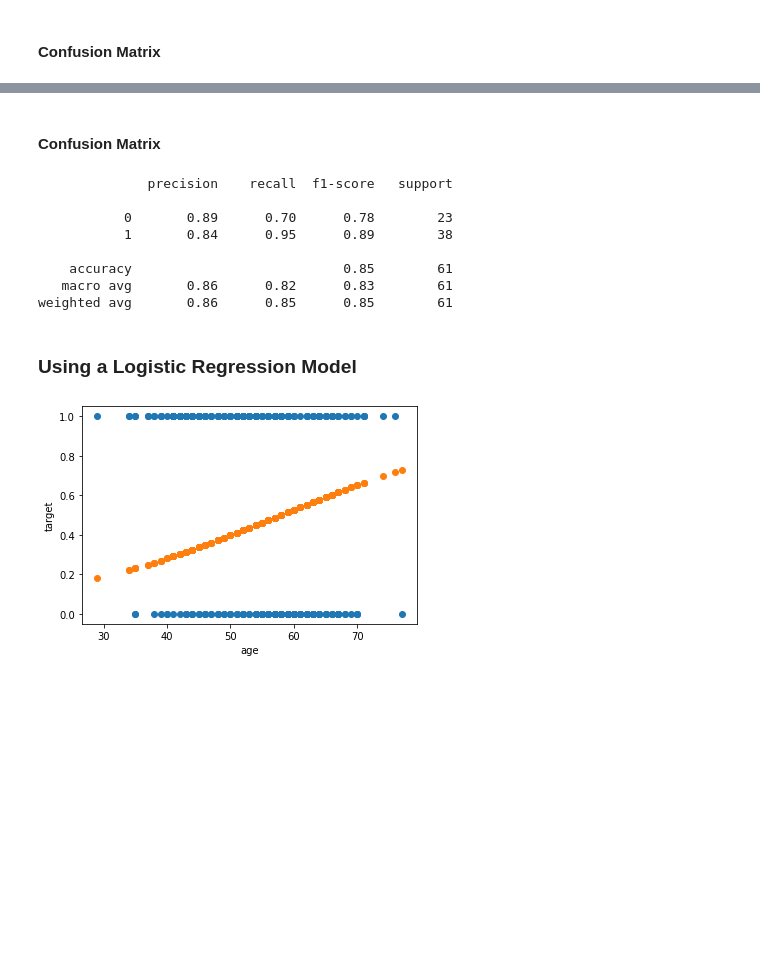
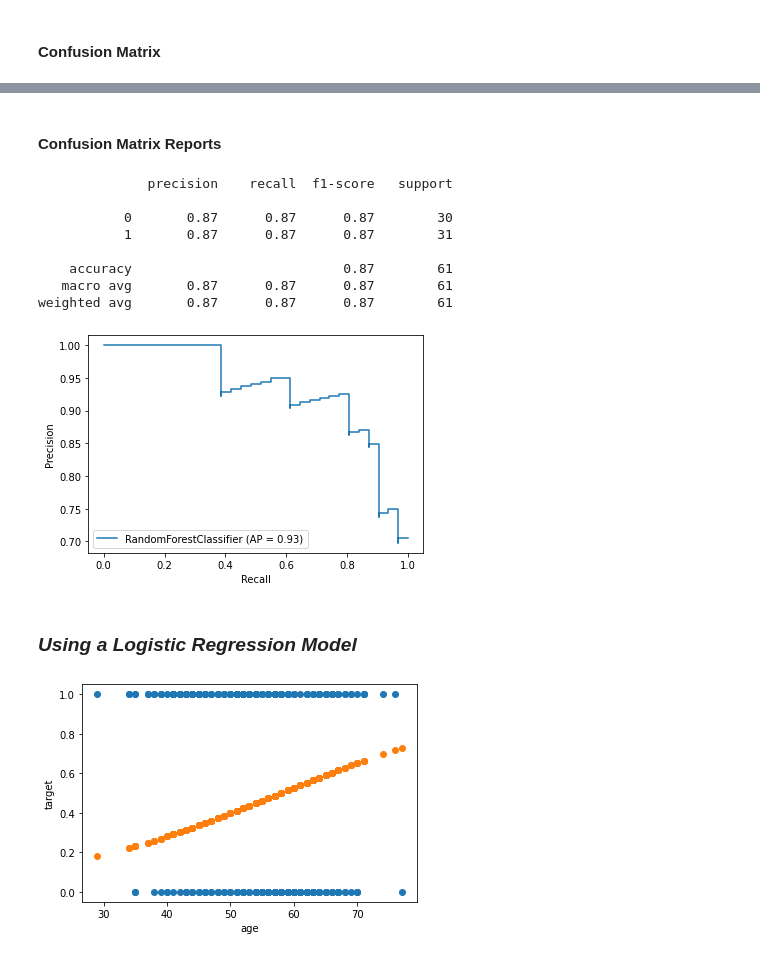
Before and after one commit to gloriankosi/notebooks, a Jupyter notebook: heart_disease_uci.ipynb, the cells around one changed output, grey strips where cells are left out. Drawn from its saved outputs; the diff is of its cells as text; code cells hidden in the pictures; blank space fills up the shorter version.

```diff
--- a/heart_disease_uci.ipynb
+++ b/heart_disease_uci.ipynb
@@ -169,19 +175,21 @@ _=plot_confusion_matrix(model, X_test , y_test)
 # %% [markdown]
-#### Confusion Matrix
+#### Confusion Matrix Reports
 # %%
 # Precision = TruePositives / (TruePositives + FalsePositives)
 # Recall = TruePositives / (TruePositives + FalseNegatives)
+_ = plot_precision_recall_curve(model, X_test, y_test)
 print(classification_report(y_test, y_pred_random_forest_tree))
 # %% [output]
               precision    recall  f1-score   support
 
-           0       0.89      0.70      0.78        23
-           1       0.84      0.95      0.89        38
+           0       0.87      0.87      0.87        30
+           1       0.87      0.87      0.87        31
 
-    accuracy                           0.85        61
-   macro avg       0.86      0.82      0.83        61
-weighted avg       0.86      0.85      0.85        61
+    accuracy                           0.87        61
+   macro avg       0.87      0.87      0.87        61
+weighted avg       0.87      0.87      0.87        61
+[figure, added]
 # %% [markdown]
-### Using a Logistic Regression Model
+### ***Using a Logistic Regression Model***
 # %%
 for col in data.columns.drop(['target' , 'sex'] , 1):
```
Also changed, not shown: parts of 14 cells of this notebook.
